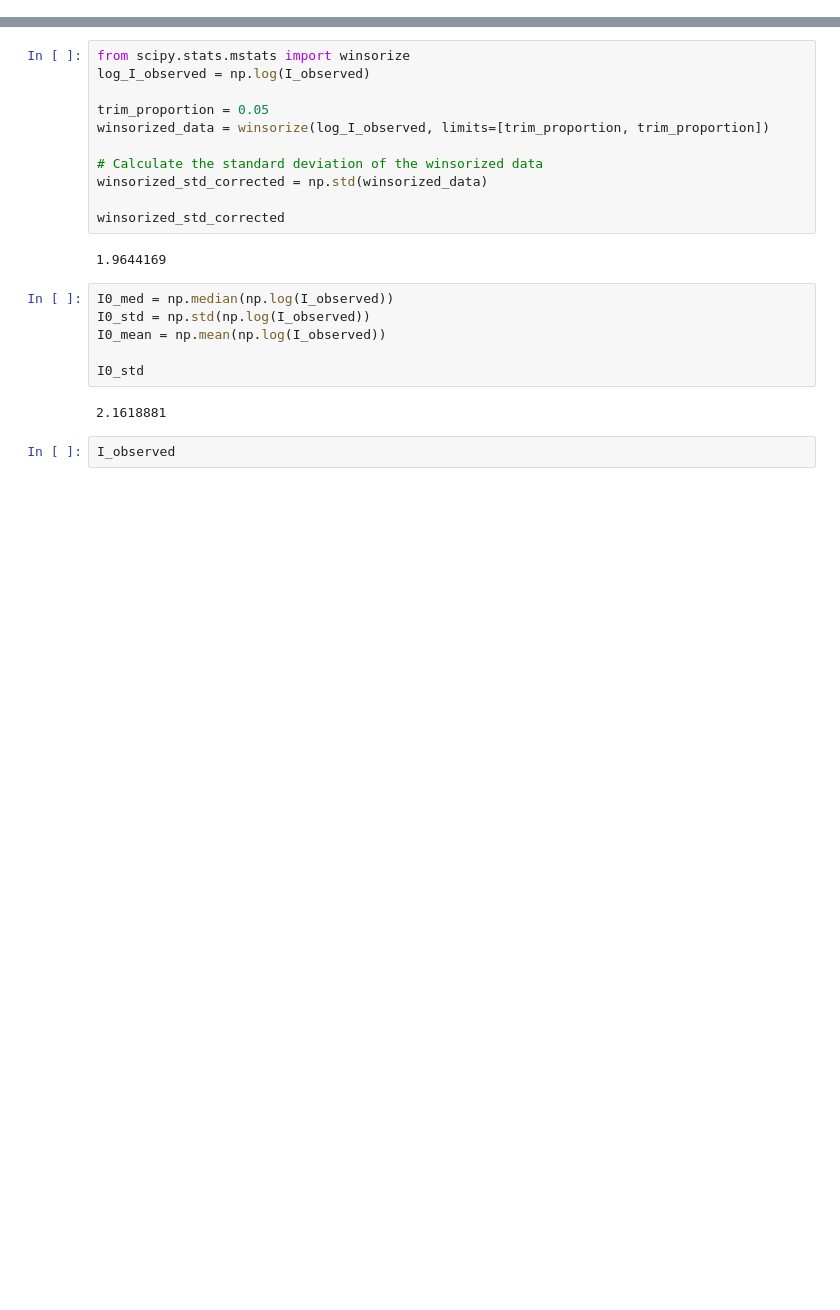
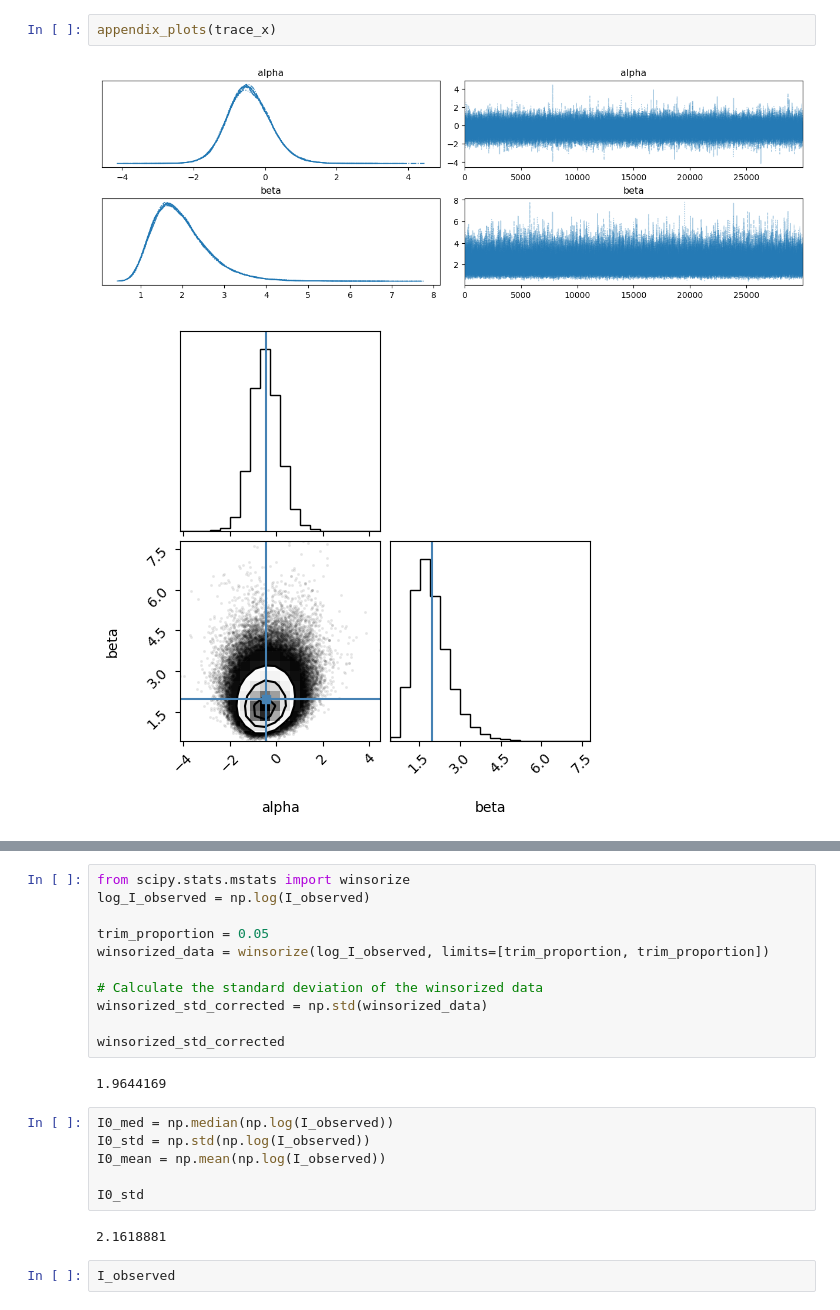
Before and after one commit to MaxTalberg/The-Lighthouse-Problem, a Jupyter notebook: src/CW_pymc.ipynb, the cells around one changed output, grey strips where cells are left out. Cells and saved outputs as stored; diff of their text form; blank space fills up the shorter version.

```diff
--- a/src/CW_pymc.ipynb
+++ b/src/CW_pymc.ipynb
@@ -37,0 +46,5 @@ model_xi = define_model_xi(x_observed, I_observed, **model_params)
+# %%
+appendix_plots(trace_x)
+# %% [output]
+[figure, added]
+[figure, added]
```
Also changed, not shown: parts of 7 cells of this notebook, 4 other files.
